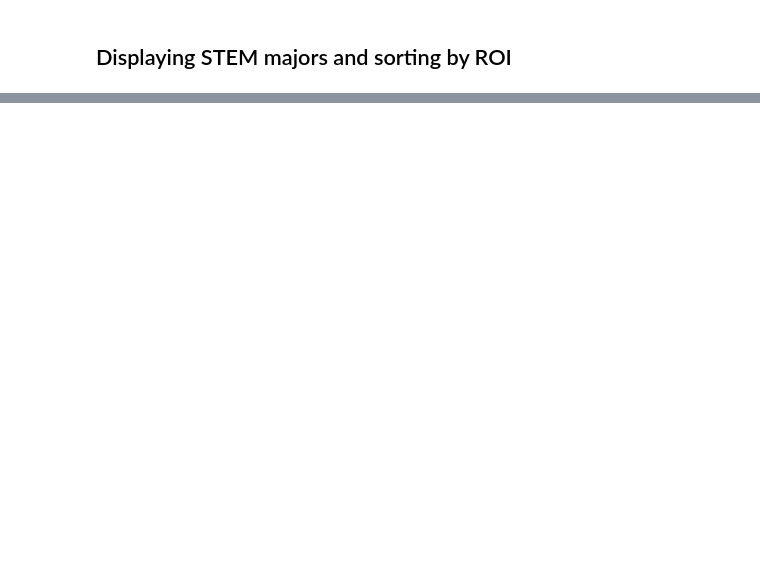
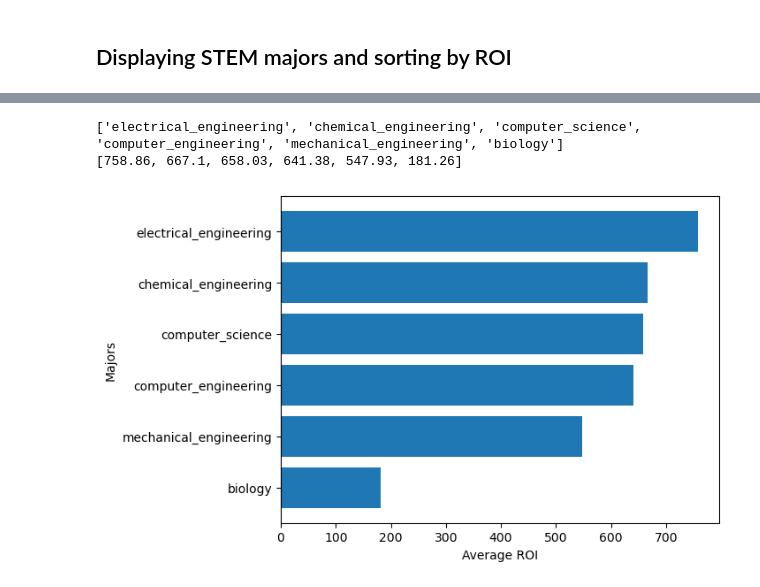
Before and after one commit to Adris3/college_major_roi_analysis, a Jupyter notebook: 01_STEM_vs_highest_earner.ipynb, the cells around one changed output, grey strips where cells are left out. Cells and saved outputs as stored; diff of their text form; code cells hidden in the pictures; blank space fills up the shorter version.

```diff
--- a/01_STEM_vs_highest_earner.ipynb
+++ b/01_STEM_vs_highest_earner.ipynb
@@ -33,2 +14,20 @@ df.head(20)
 # %% [markdown]
 ## Displaying STEM majors and sorting by ROI
+# %%
+stem_df = df[df['major_category'] == 'STEM'].sort_values(by='roi_pct', ascending=False)
+
+# Identifying number of unique majors
+
+majors = sorted(stem_df['major'].dropna().unique())
+print(f"Number of unique majors: {len(majors)}")
+print(majors)
+
+avg_roi_by_major = (
+    stem_df.groupby('major')['roi_pct']
+    .mean()
+    .sort_values(ascending=False)
+    .round(2)
+)
+
+# following df shows average roi percentage by major
+avg_roi_by_major
@@ -34,0 +45,20 @@ df.head(20)
+# %%
+fig, ax = plt.subplots()
+
+majors_sorted = avg_roi_by_major.index.tolist()
+print(majors_sorted)
+
+roi_sorted = avg_roi_by_major.tolist()
+print(roi_sorted)
+
+ax.barh(majors_sorted, roi_sorted,  align='center')
+ax.yaxis.set_inverted(True)
+ax.set_ylabel("Majors")
+ax.set_xlabel("Average ROI")
+
+plt.savefig("charts/stem_major_avg_roi.png", dpi=300, bbox_inches='tight')
+plt.show()
+# %% [output]
+['electrical_engineering', 'chemical_engineering', 'computer_science', 'computer_engineering', 'mechanical_engineering', 'biology']
+[758.86, 667.1, 658.03, 641.38, 547.93, 181.26]
+[figure, added]
```
Also changed, not shown: parts of 6 cells of this notebook, 1 other file.
